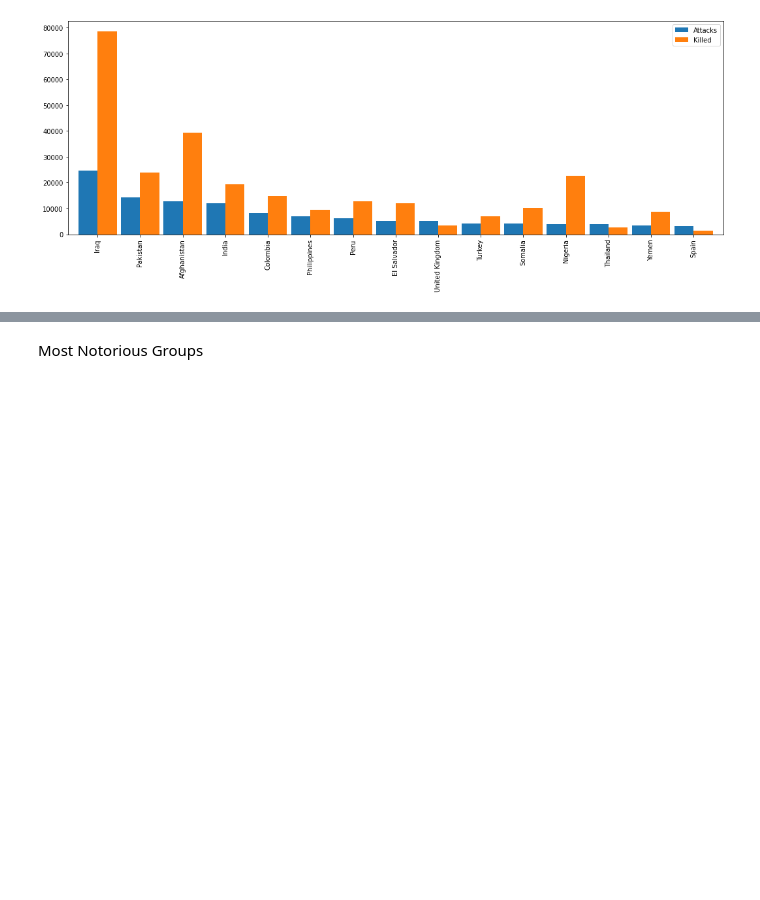
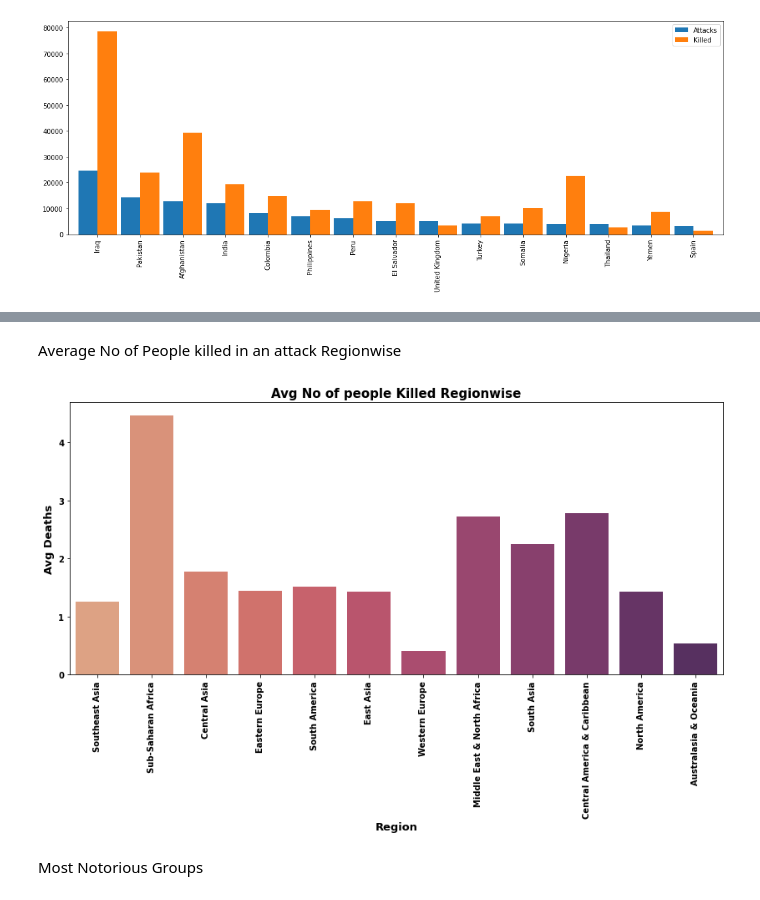
Before and after one commit to pmgumble/Bootstrap-5-Tutorial-Portfolio, a Jupyter notebook: Global_Terrorism_Analysis_Capstone_Project.ipynb, the cells around one changed output, grey strips where cells are left out. Cells and saved outputs as stored; diff of their text form; code cells hidden in the pictures; blank space fills up the shorter version.

```diff
--- a/Global_Terrorism_Analysis_Capstone_Project.ipynb
+++ b/Global_Terrorism_Analysis_Capstone_Project.ipynb
@@ -441,3 +455,21 @@ plt.show()
+# %% [markdown]
+Average No of People killed in an attack Regionwise
+# %%
+# Average No of People killed in an attack Regionwise
+regions = list(set(Terror['Region']))
+region_mean_kills = []
+for region in regions:
+  region_mean_kills.append(Terror.Killed[Terror.Region == region].mean())
+
+plt.subplots(figsize=(14,6))
+sns.barplot(x= regions, y=region_mean_kills,palette ='flare')
+plt.xlabel('Region', fontsize = 13, fontweight ='bold')
+plt.ylabel('Avg Deaths', fontsize = 13, fontweight ='bold')
+plt.title('Avg No of people Killed Regionwise', fontweight = 'bold', fontsize = 15)
+plt.yticks(fontweight ='bold');
+plt.xticks(rotation=90,fontweight ='bold');
+# %% [output]
+[figure, added]
 # %% [markdown]
 Most Notorious Groups
 # %%
```
Also changed, not shown: parts of 8 cells of this notebook.
